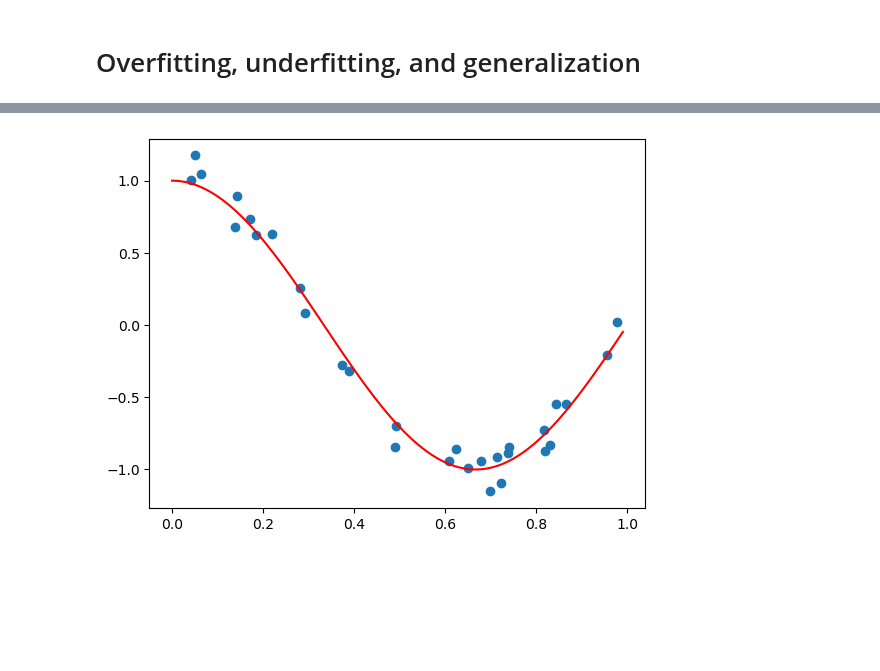
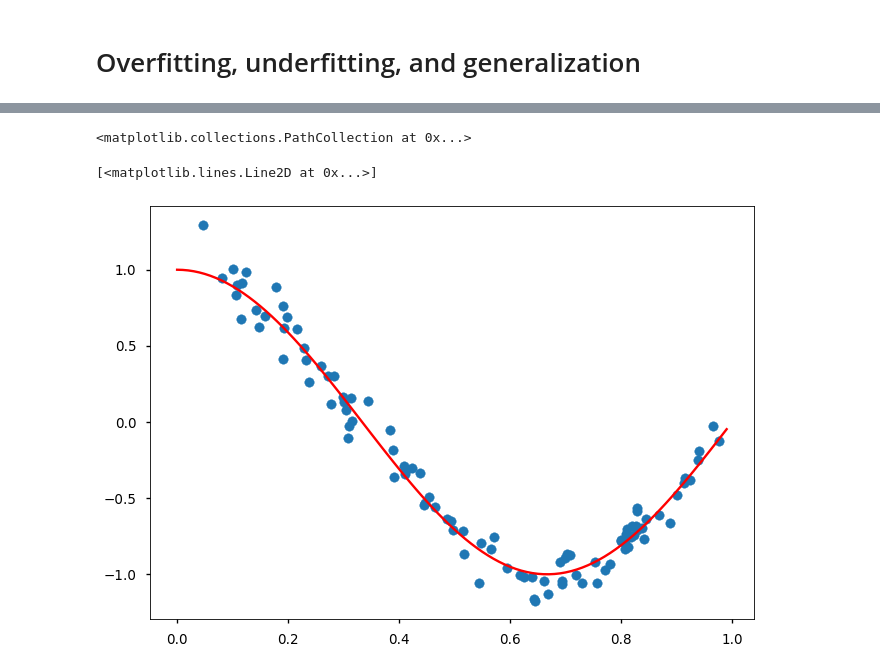
Before and after one commit to arghyadutta/AIComplexSystems, a Jupyter notebook: 03-notebook.ipynb, the cells around one changed output, grey strips where cells are left out. Saved outputs shown, nothing was run; the diff lists cells and outputs as text; code cells hidden in the pictures; blank space fills up the shorter version.

```diff
--- a/03-notebook.ipynb
+++ b/03-notebook.ipynb
@@ -5,24 +18,35 @@
 
 import matplotlib.pyplot as plt
 import numpy as np
+plt.style.use("seaborn-v0_8-talk")
+plt.rcParams['figure.dpi'] = 75
 # %%
 def true_fun(X):
     return np.cos(1.5 * np.pi * X)
 
 
-# generate 30 different samples from the true function, adding a random noise to each one
-n_samples = 30
+# generate 100 samples from the true function, adding a random noise to each one
+
+n_samples = 100
+
+# set the range of those samples
+min_x_train = 0
+max_x_train = 1
 
 X = np.sort(np.random.rand(n_samples))
 y = true_fun(X) + np.random.randn(n_samples) * 0.1
 
 plt.scatter(X, y)
 plt.plot(
-    np.arange(0, 1, 0.01), np.cos(1.5 * np.pi * np.arange(0, 1, 0.01)), color="red"
+    np.arange(min_x_train, max_x_train, 0.01),
+    np.cos(1.5 * np.pi * np.arange(min_x_train, max_x_train, 0.01)),
+    color="red",
 )
-pass;
+pass
 # %% [output]
+<matplotlib.collections.PathCollection at 0x...>
+[<matplotlib.lines.Line2D at 0x...>]
-[figure, old version]
+[figure, new version]
 # %%
 from sklearn.linear_model import LinearRegression
 
```
Also changed, not shown: parts of 5 cells of this notebook, 6 other files.
